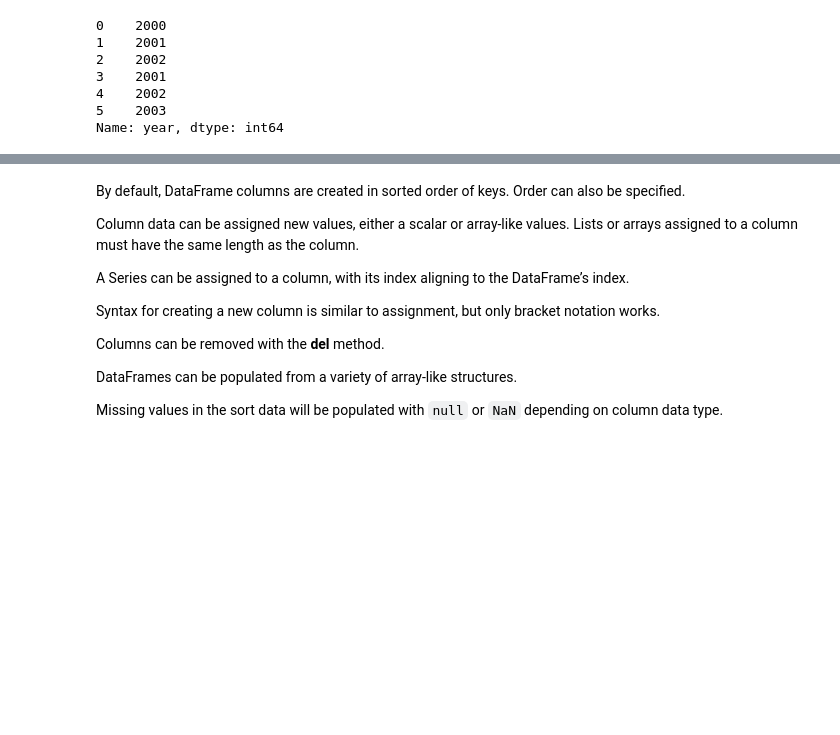
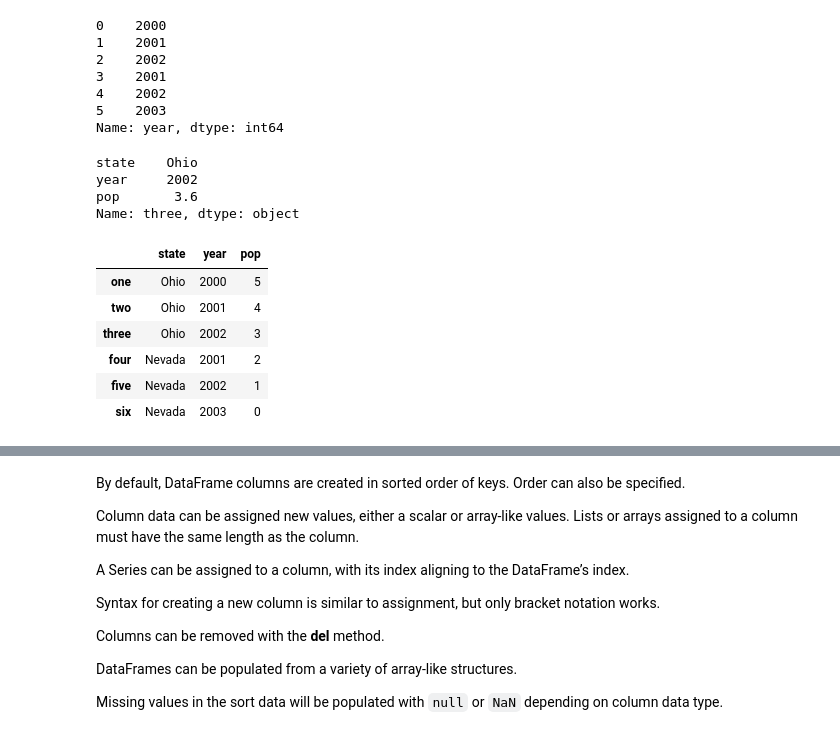
Before and after one commit to brendenwest/cis276, a Jupyter notebook: 2_numpy_pandas.ipynb, the cells around one changed output, grey strips where cells are left out. Saved outputs shown, nothing was run; the diff lists cells and outputs as text; code cells hidden in the pictures; blank space fills up the shorter version.

```diff
--- a/2_numpy_pandas.ipynb
+++ b/2_numpy_pandas.ipynb
@@ -463,3 +485,23 @@ df.year
 4    2002
 5    2003
 Name: year, dtype: int64
+# %%
+df.loc['two'] # access row by index label
+
+df.iloc[2]  # access row by index position
+# %% [output]
+state    Ohio
+year     2002
+pop       3.6
+Name: three, dtype: object
+# %%
+df['pop'] = [5,4,3,2,1,0]
+df
+# %% [output]
+|  | state | year | pop |
+| one | Ohio | 2000 | 5 |
+| two | Ohio | 2001 | 4 |
+| three | Ohio | 2002 | 3 |
+| four | Nevada | 2001 | 2 |
+| five | Nevada | 2002 | 1 |
+| six | Nevada | 2003 | 0 |
```
Also changed, not shown: parts of 11 cells of this notebook.
